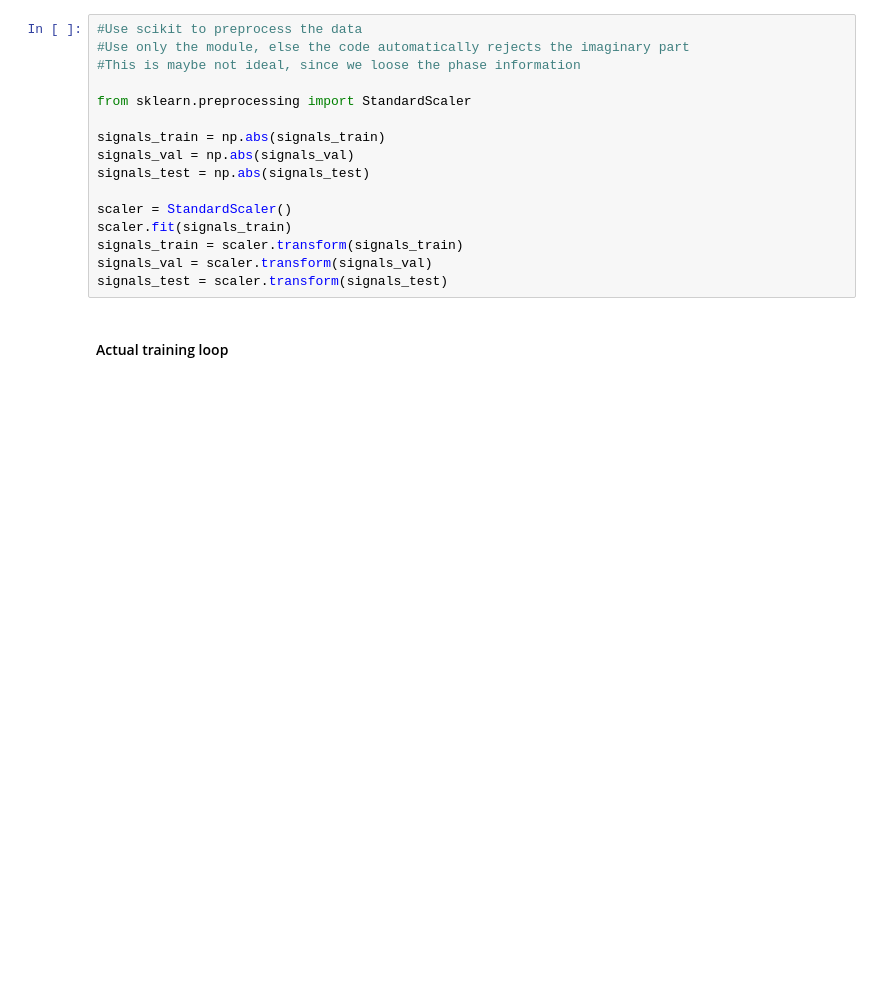
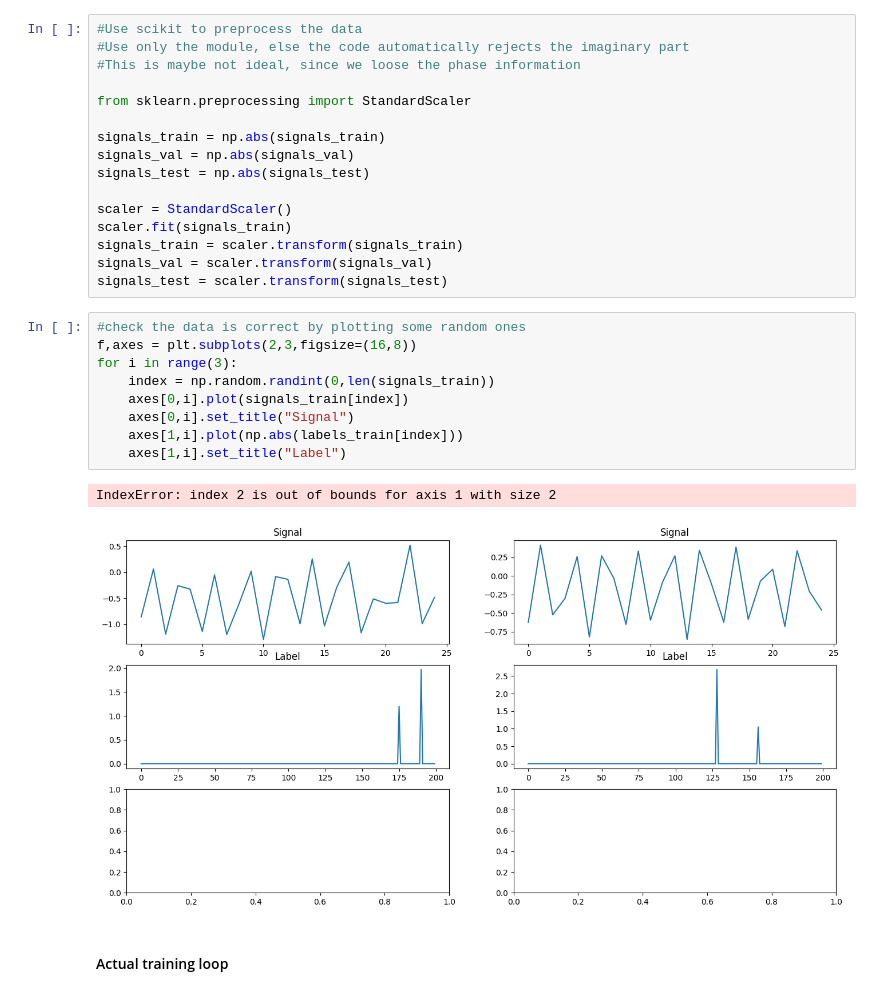
Before and after one commit to EscandeIsaya/IMA206_project, a Jupyter notebook: Isaya_Impl/scatterer.ipynb, the cells around one changed output. Saved outputs shown, nothing was run; the diff lists cells and outputs as text; blank space fills up the shorter version.

Commit message:
Visualize sigfnals to check they are correct. Inference returns only 0, ToFix

```diff
--- a/Isaya_Impl/scatterer.ipynb
+++ b/Isaya_Impl/scatterer.ipynb
@@ -281,6 +281,18 @@ scaler.fit(signals_train)
 signals_train = scaler.transform(signals_train)
 signals_val = scaler.transform(signals_val)
 signals_test = scaler.transform(signals_test)
+# %%
+#check the data is correct by plotting some random ones
+f,axes = plt.subplots(2,3,figsize=(16,8))
+for i in range(3):
+    index = np.random.randint(0,len(signals_train))
+    axes[0,i].plot(signals_train[index])
+    axes[0,i].set_title("Signal")
+    axes[1,i].plot(np.abs(labels_train[index]))
+    axes[1,i].set_title("Label")
+# %% [output]
+IndexError: index 2 is out of bounds for axis 1 with size 2
+[figure, added]
 # %% [markdown]
 #### Actual training loop
 # %%
```
